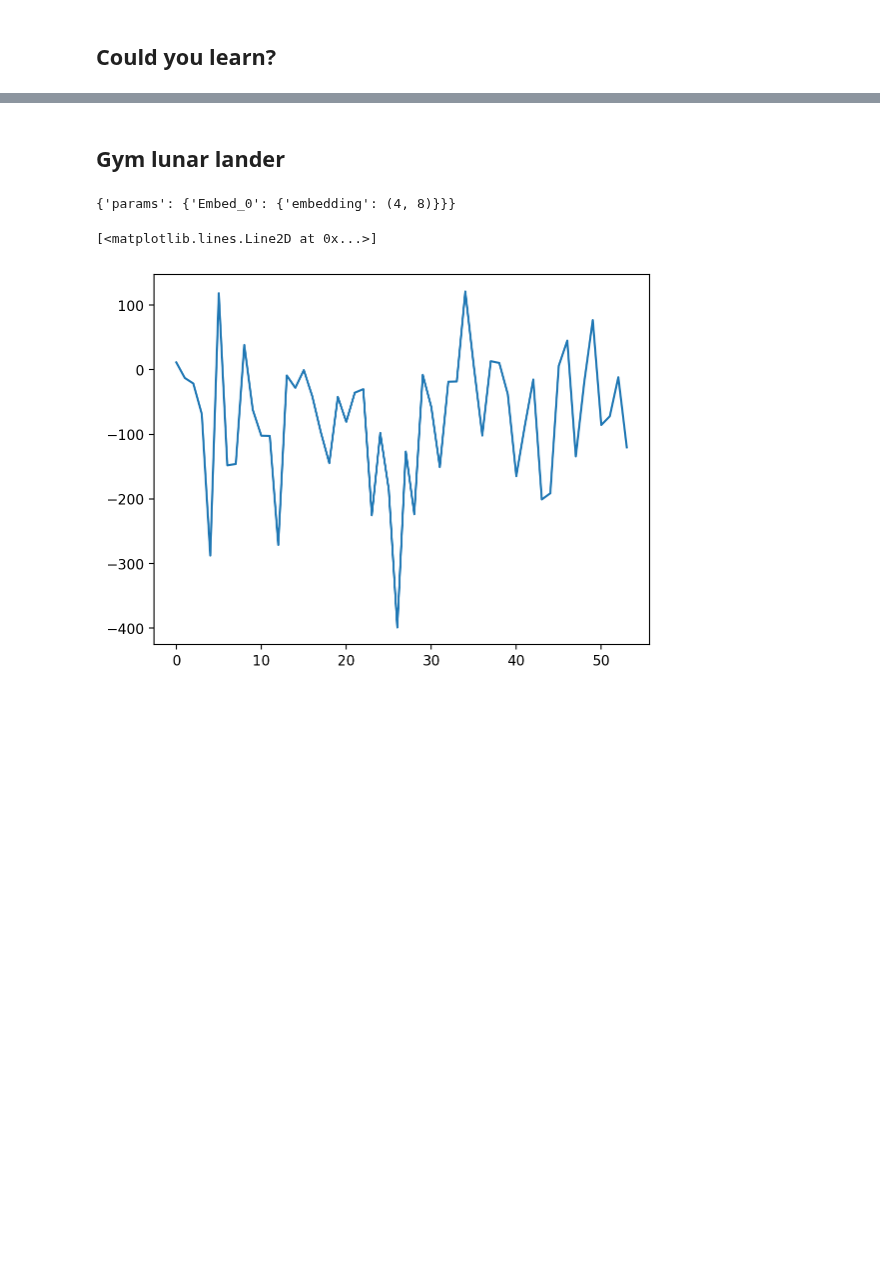
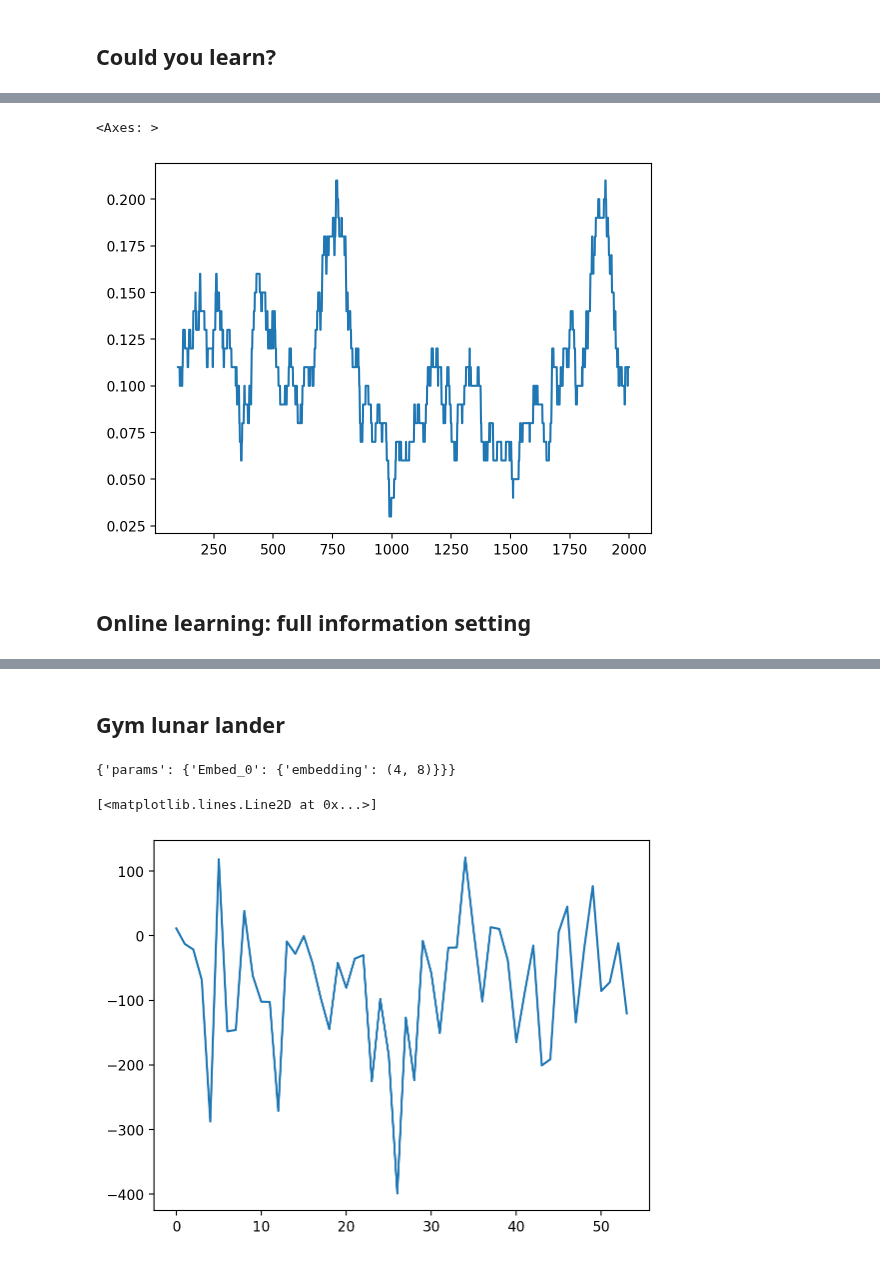
Before and after one commit to gerdm/low-rank-last-layer-inference, a Jupyter notebook: experiments/rl-toy.ipynb, the cells around one changed output, grey strips where cells are left out. Cells and saved outputs as stored; diff of their text form; code cells hidden in the pictures; blank space fills up the shorter version.

```diff
--- a/experiments/rl-toy.ipynb
+++ b/experiments/rl-toy.ipynb
@@ -75,7 +64,7 @@ def cov_fn(mean, eps=0.1):
 agent = onflow.LowRankLastLayer(
     mean_fn,
     cov_fn,
-    rank=5,
+    rank=50,
     dynamics_hidden=0.0,
     dynamics_last=0.0
 )
@@ -84,2 +70,0 @@ bel_init = agent.init_bel(params_init)
-# %%
-bel_next, _ = agent.step(bel_init, action, n_obs, callback_fn=get_null)
@@ -101,0 +83,32 @@ n_obs, n_state, reward, done, _ = env.step(key_step, state, action, env_params)
+# %%
+def step(state, t):
+    key_step = jax.random.fold_in(key_run, t)
+    key_step, key_take = jax.random.split(key_step)
+
+    bel, context, env_state = state
+
+    # Take action
+    action = agent.sample_predictive(key_take, bel, context[..., None]).argmax()
+
+    # Obtain reward
+    is_not_correct = -1 * (action != env_state.correct_label)
+    y = jax.nn.one_hot(env_state.correct_label * is_not_correct, 10)
+
+    # Update belief
+
+    bel_update = agent.update(bel, y, context[..., None])
+
+
+    # Take next step
+    context_new, env_state, reward, done, _ = env.step(key_step, env_state, action, env_params)
+
+
+    return (bel_update, context_new, env_state), (y, reward)
+# %%
+%%time
+u_init = (bel_init, context_init, state_init)
+steps = 2_000
+
+state_final, (actions, rewards) = jax.lax.scan(step, u_init, jnp.arange(steps))
+rewards = jax.block_until_ready(rewards)
+rewards = (rewards + 1) / 2
@@ -101,0 +118,7 @@ n_obs, n_state, reward, done, _ = env.step(key_step, state, action, env_params)
+# %%
+pd.Series(rewards).rolling(100).mean().plot()
+# %% [output]
+<Axes: >
+[figure, added]
+# %% [markdown]
+## Online learning: full information setting
```
Also changed, not shown: parts of 33 cells of this notebook, 2 other files.
